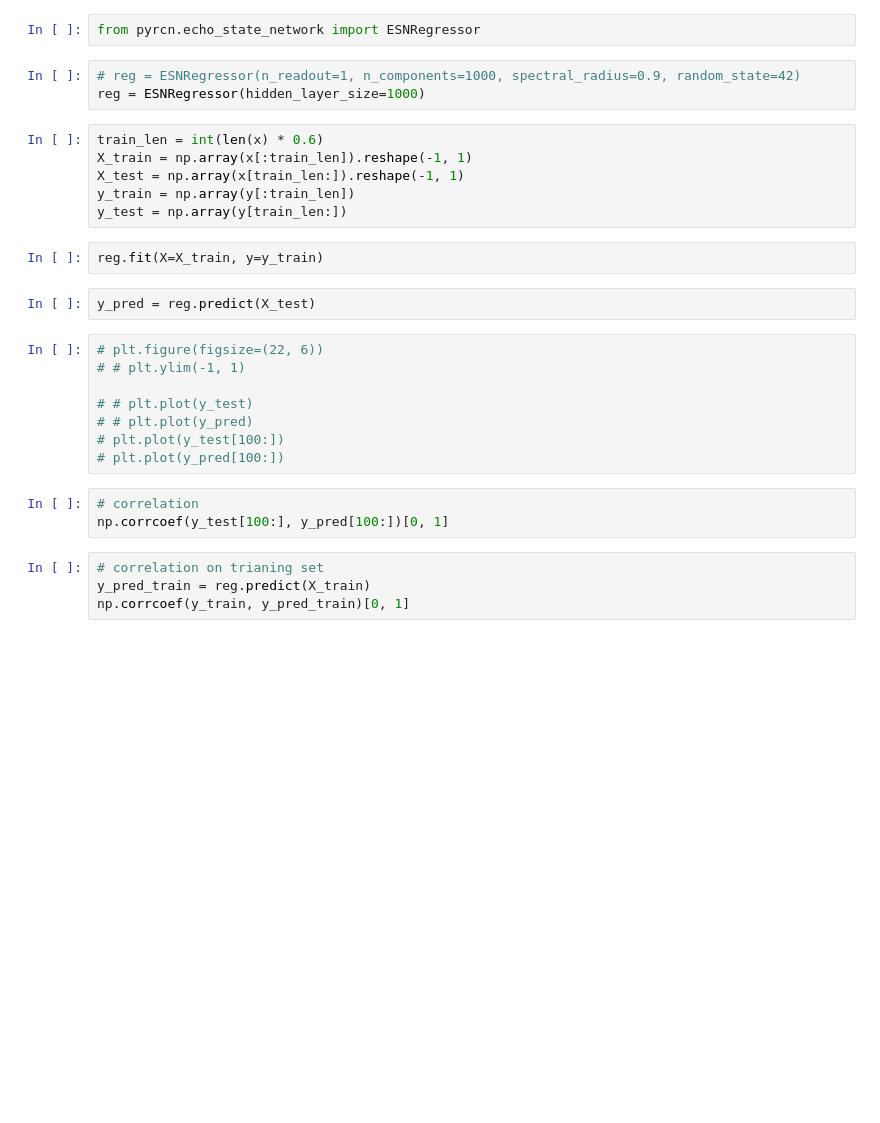
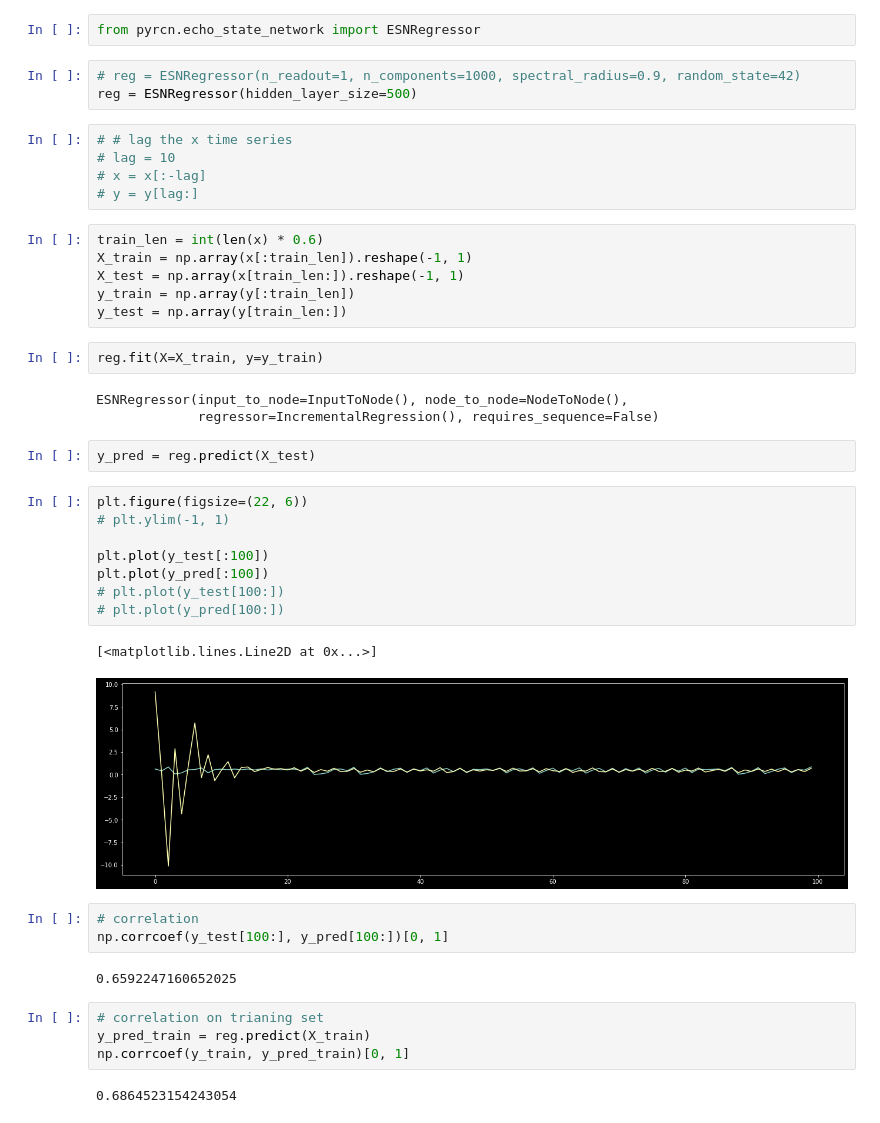
Before and after one commit to filyp/brainhack-reservoir, a Jupyter notebook: artificial_data_tests.ipynb, the cells around one changed output. Saved outputs shown, nothing was run; the diff lists cells and outputs as text; blank space fills up the shorter version.

```diff
--- a/artificial_data_tests.ipynb
+++ b/artificial_data_tests.ipynb
@@ -39,7 +39,12 @@ for _ in range(20000):
 from pyrcn.echo_state_network import ESNRegressor
 # %%
 # reg = ESNRegressor(n_readout=1, n_components=1000, spectral_radius=0.9, random_state=42)
-reg = ESNRegressor(hidden_layer_size=1000)
+reg = ESNRegressor(hidden_layer_size=500)
+# %%
+# # lag the x time series
+# lag = 10
+# x = x[:-lag]
+# y = y[lag:]
 # %%
 train_len = int(len(x) * 0.6)
 X_train = np.array(x[:train_len]).reshape(-1, 1)
@@ -48,23 +53,33 @@ y_train = np.array(y[:train_len])
 y_test = np.array(y[train_len:])
 # %%
 reg.fit(X=X_train, y=y_train)
+# %% [output]
+ESNRegressor(input_to_node=InputToNode(), node_to_node=NodeToNode(),
+             regressor=IncrementalRegression(), requires_sequence=False)
 # %%
 y_pred = reg.predict(X_test)
 # %%
-# plt.figure(figsize=(22, 6))
-# # plt.ylim(-1, 1)
+plt.figure(figsize=(22, 6))
+# plt.ylim(-1, 1)
 
-# # plt.plot(y_test)
-# # plt.plot(y_pred)
+plt.plot(y_test[:100])
+plt.plot(y_pred[:100])
 # plt.plot(y_test[100:])
 # plt.plot(y_pred[100:])
+# %% [output]
+[<matplotlib.lines.Line2D at 0x...>]
+[figure, added]
 # %%
 # correlation
 np.corrcoef(y_test[100:], y_pred[100:])[0, 1]
+# %% [output]
+0.6592247160652025
 # %%
 # correlation on trianing set
 y_pred_train = reg.predict(X_train)
 np.corrcoef(y_train, y_pred_train)[0, 1]
+# %% [output]
+0.6864523154243054
 # %%
 # scatter plot
 plt.figure(figsize=(12, 12))
```
Also changed, not shown: parts of 4 cells of this notebook, 6 other files.
